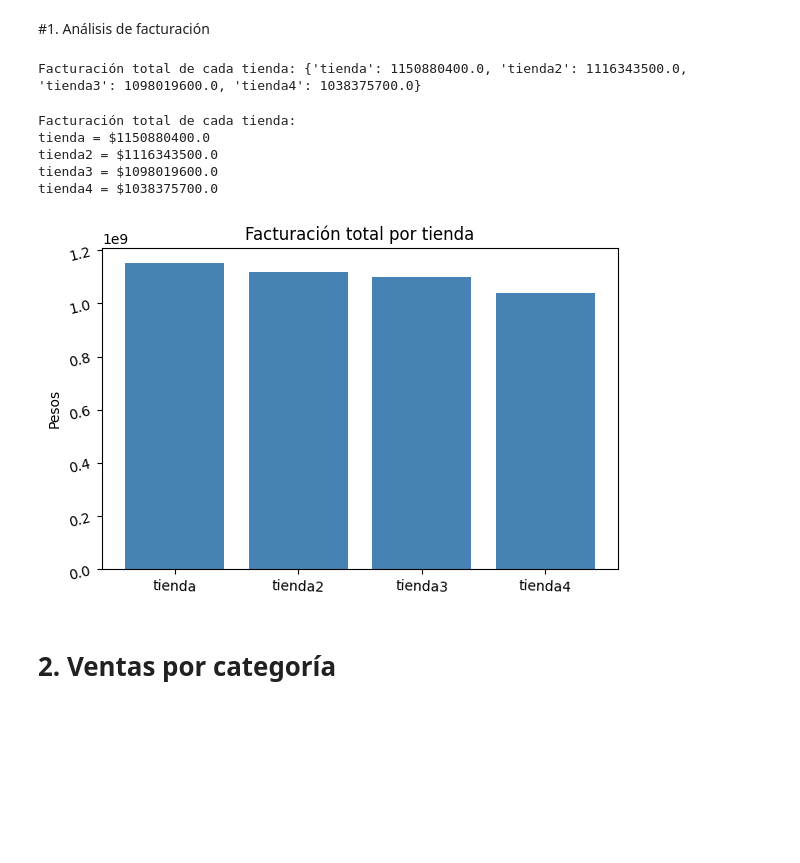
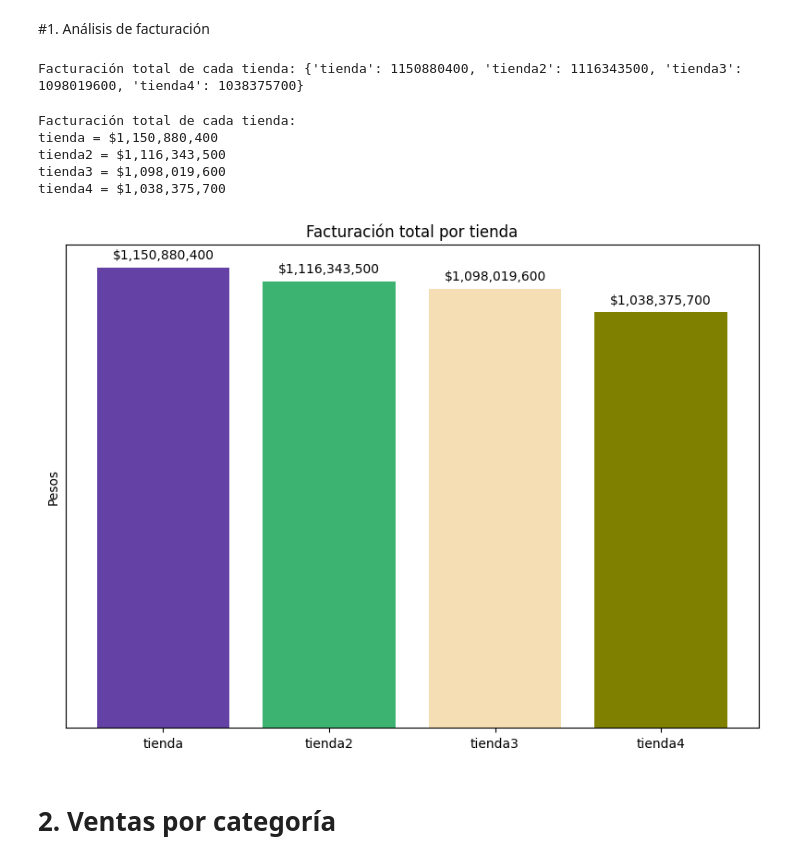
Before and after one commit to reddjedet/challenge-alurastorelatam, a Jupyter notebook: AluraStoreLatam.ipynb, the cells around one changed output. Drawn from its saved outputs; the diff is of its cells as text; code cells hidden in the pictures; blank space fills up the shorter version.

```diff
--- a/AluraStoreLatam.ipynb
+++ b/AluraStoreLatam.ipynb
@@ -27,49 +40,64 @@ tienda.head()
 # %%
 # facturación total de cada tienda (4)
 
-# declarar fn
-# parámetro de entrada donde tienda es un dframe que contiene la col precio
-# se accede a la col precio de "x" tienda y se suman los valores
+# fn que accede a la col "precio" de una tienda y devuelve la suma de todos sus valores
 def facturacion(tienda):
     return tienda['Precio'].sum()
 
-# def diccionario (pares clave-valor)
+# def diccionario (fabricación de pares clave-valor con la fn recién creada)
 resultados = {
-    'tienda': float(facturacion(tienda)),
-    'tienda2': float(facturacion(tienda2)),
-    'tienda3': float(facturacion(tienda3)),
-    'tienda4': float(facturacion(tienda4))
+    'tienda': int(facturacion(tienda)),
+    'tienda2': int(facturacion(tienda2)),
+    'tienda3': int(facturacion(tienda3)),
+    'tienda4': int(facturacion(tienda4))
 }
 
 print(f'Facturación total de cada tienda: {resultados}')
 # %% [output]
-Facturación total de cada tienda: {'tienda': 1150880400.0, 'tienda2': 1116343500.0, 'tienda3': 1098019600.0, 'tienda4': 1038375700.0}
+Facturación total de cada tienda: {'tienda': 1150880400, 'tienda2': 1116343500, 'tienda3': 1098019600, 'tienda4': 1038375700}
 # %%
+# presentando los valores con mayor prolijidad
 print('Facturación total de cada tienda:')
 for tiendax, facturacion in resultados.items():
-    print(f'{tiendax} = ${facturacion}')
+    print(f'{tiendax} = ${facturacion:,.0f}')
+
+
+# :     -> iniciador f-string, seguido del
+# ,     -> separador de unidad de mil
+# .0f   -> formato de punto fijo con 0 decimales
 # %% [output]
 Facturación total de cada tienda:
-tienda = $1150880400.0
-tienda2 = $1116343500.0
-tienda3 = $1098019600.0
-tienda4 = $1038375700.0
+tienda = $1,150,880,400
+tienda2 = $1,116,343,500
+tienda3 = $1,098,019,600
+tienda4 = $1,038,375,700
-# %%
-import matplotlib.pyplot as plt
-
-# Separo clave-valor de resultados en 2 variables(listas)
-tiendas = list(resultados.keys())
-facturacion = list(resultados.values())
-
-plt.figure(figsize=(6, 4)) # proporción a ojo, en pulgadas
-plt.bar(tiendas, facturacion, color='steelblue') #.bar, .plot, .scatter, .pie, .hist, .boxplot, .stem, stackplot, .step
-plt.title('Facturación total por tienda')
-plt.ylabel('Pesos')
-plt.xticks(rotation=358)
-plt.yticks(rotation=14)
-plt.tight_layout() # fn de matplotlib que ajusta márgenes y espacios en general
-plt.show()
-# %% [output]
-[figure, removed]
+# %%
+# agregar un gráfico que muestre un comparador en 100%
+
+import matplotlib.pyplot as plt
+
+# ejes
+nombres = list(resultados.keys())           # x
+montos = list(resultados.values())          # y
+
+# lienzo
+fig, ax = plt.subplots(figsize=(8,6))
+
+colores = ['#6441a5', 'mediumseagreen', 'wheat', 'olive']
+
+# Graficar barras
+ax.bar(nombres, montos, color=colores) # color twitch
+ax.set_title('Facturación total por tienda')
+ax.set_ylabel('Pesos')
+
+# Anotar cada barra con su valor
+for i, monto in enumerate(montos):
+    ax.text(i, monto + max(montos)*0.02, f'${monto:,}', ha='center') # coloca la etiqueta 2% arriba de la bar
+
+plt.yticks([])
+plt.tight_layout()
+plt.show()
+# %% [output]
+[figure, added]
 # %% [markdown]
 # 2. Ventas por categoría
```
Also changed, not shown: parts of 18 cells of this notebook, 2 other files.
